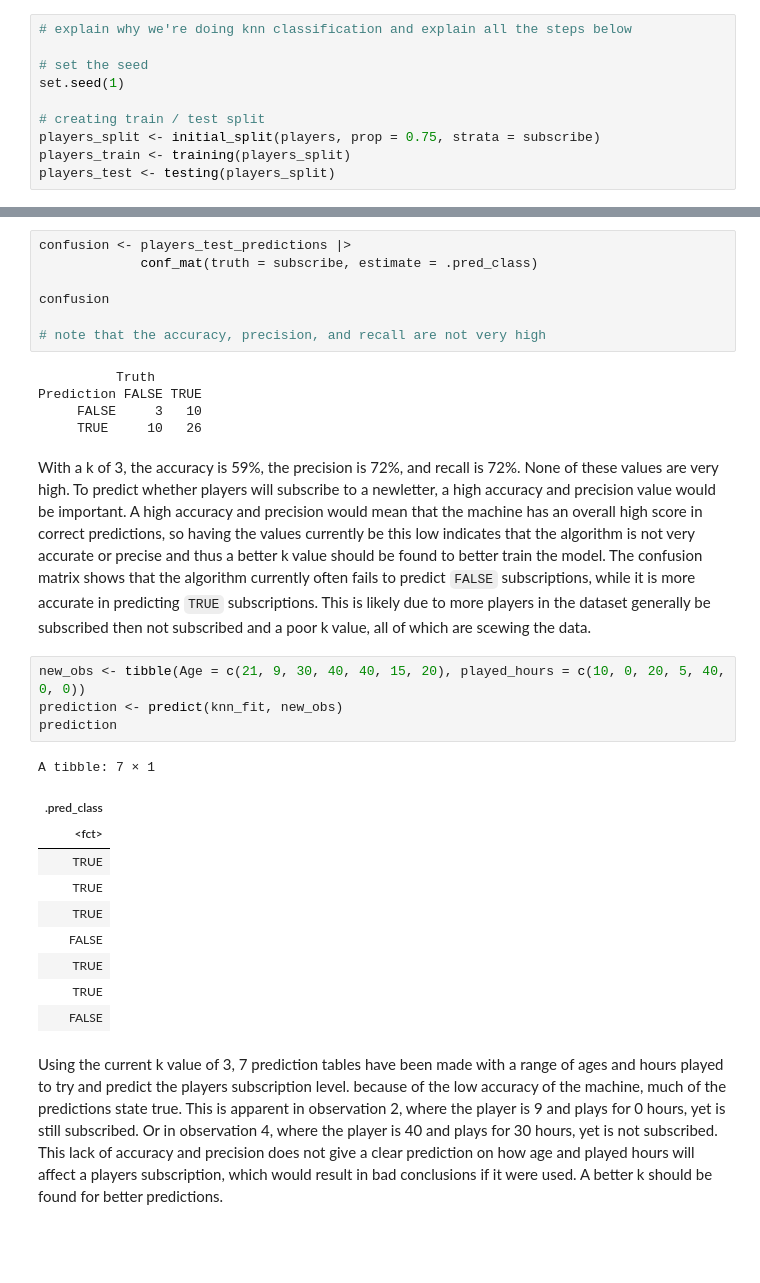
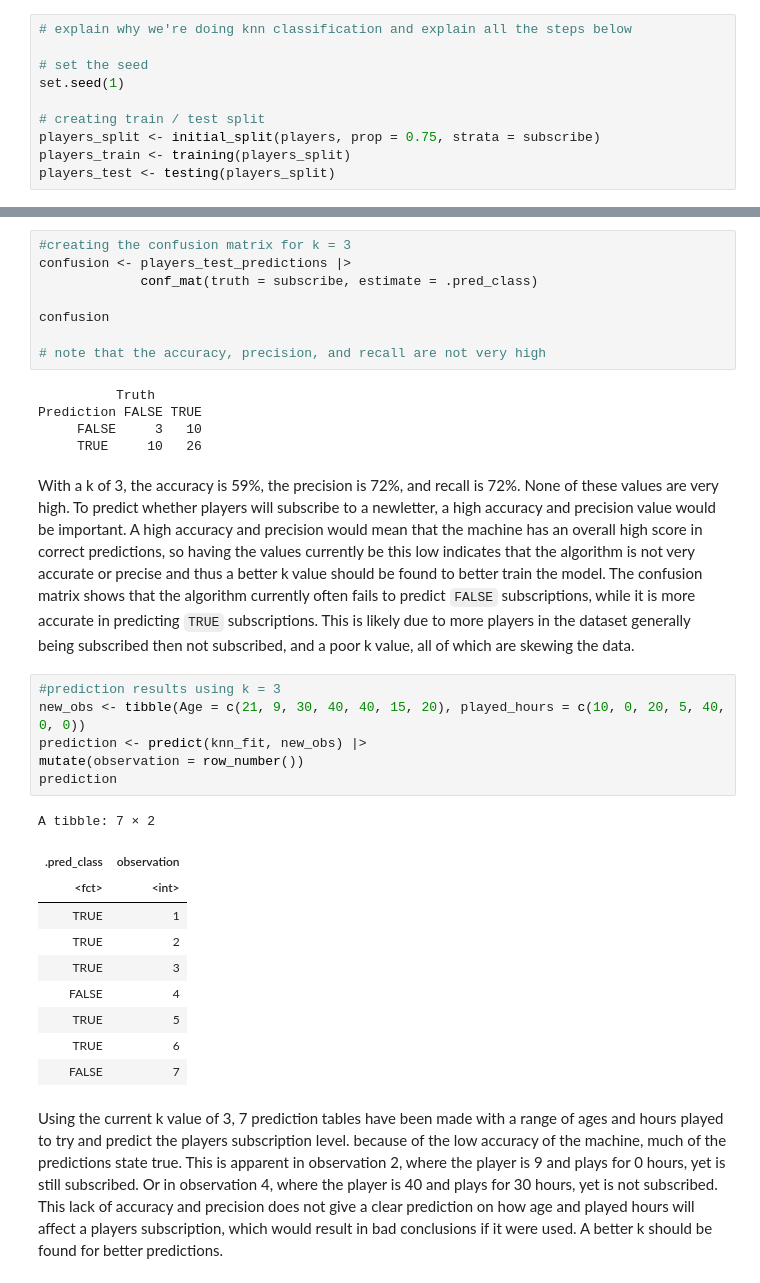
Before and after one commit to annhuynhh/dsci_group_final_project, a Jupyter notebook: dsci_final_project.ipynb, the cells around one changed output, grey strips where cells are left out. Cells and saved outputs as stored; diff of their text form; blank space fills up the shorter version.

```diff
--- a/dsci_final_project.ipynb
+++ b/dsci_final_project.ipynb
@@ -207,6 +212,7 @@ A tibble: 1 × 3
 | <chr> | <chr> | <dbl> |
 | recall | binary | 0.7222222 |
 # %%
+#creating the confusion matrix for k = 3
 confusion <- players_test_predictions |>
              conf_mat(truth = subscribe, estimate = .pred_class)
 
@@ -219,22 +225,24 @@ Prediction FALSE TRUE
      FALSE     3   10
      TRUE     10   26
 # %% [markdown]
-With a k of 3, the accuracy is 59%, the precision is 72%, and recall is 72%. None of these values are very high. To predict whether players will subscribe to a newletter, a high accuracy and precision value would be important. A high accuracy and precision would mean that the machine has an overall high score in correct predictions, so having the values currently be this low indicates that the algorithm is not very accurate or precise and thus a better k value should be found to better train the model. The confusion matrix shows that the algorithm currently often fails to predict `FALSE` subscriptions, while it is more accurate in predicting `TRUE` subscriptions. This is likely due to more players in the dataset generally be subscribed then not subscribed and a poor k value, all of which are scewing the data.
+With a k of 3, the accuracy is 59%, the precision is 72%, and recall is 72%. None of these values are very high. To predict whether players will subscribe to a newletter, a high accuracy and precision value would be important. A high accuracy and precision would mean that the machine has an overall high score in correct predictions, so having the values currently be this low indicates that the algorithm is not very accurate or precise and thus a better k value should be found to better train the model. The confusion matrix shows that the algorithm currently often fails to predict `FALSE` subscriptions, while it is more accurate in predicting `TRUE` subscriptions. This is likely due to more players in the dataset generally being subscribed then not subscribed, and a poor k value, all of which are skewing the data.
 # %%
+#prediction results using k = 3
 new_obs <- tibble(Age = c(21, 9, 30, 40, 40, 15, 20), played_hours = c(10, 0, 20, 5, 40, 0, 0))
-prediction <- predict(knn_fit, new_obs)
+prediction <- predict(knn_fit, new_obs) |>
+mutate(observation = row_number())
 prediction
 # %% [output]
-A tibble: 7 × 1
+A tibble: 7 × 2
-| .pred_class |
-| <fct> |
-| TRUE |
-| TRUE |
-| TRUE |
-| FALSE |
-| TRUE |
-| TRUE |
-| FALSE |
+| .pred_class | observation |
+| <fct> | <int> |
+| TRUE | 1 |
+| TRUE | 2 |
+| TRUE | 3 |
+| FALSE | 4 |
+| TRUE | 5 |
+| TRUE | 6 |
+| FALSE | 7 |
 # %% [markdown]
 Using the current k value of 3, 7 prediction tables have been made with a range of ages and hours played to try and predict the players subscription level. because of the low accuracy of the machine, much of the predictions state true. This is apparent in observation 2, where the player is 9 and plays for 0 hours, yet is still subscribed. Or in observation 4, where the player is 40 and plays for 30 hours, yet is not subscribed. This lack of accuracy and precision does not give a clear prediction on how age and played hours will affect a players subscription, which would result in bad conclusions if it were used. A better k should be found for better predictions.
 # %%
```
Also changed, not shown: parts of 14 cells of this notebook.
